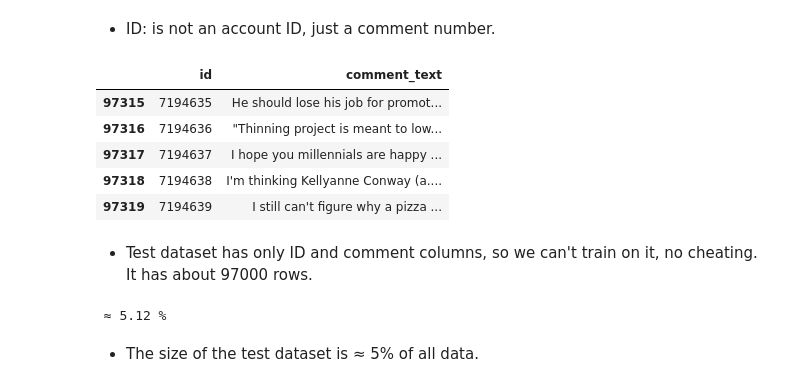
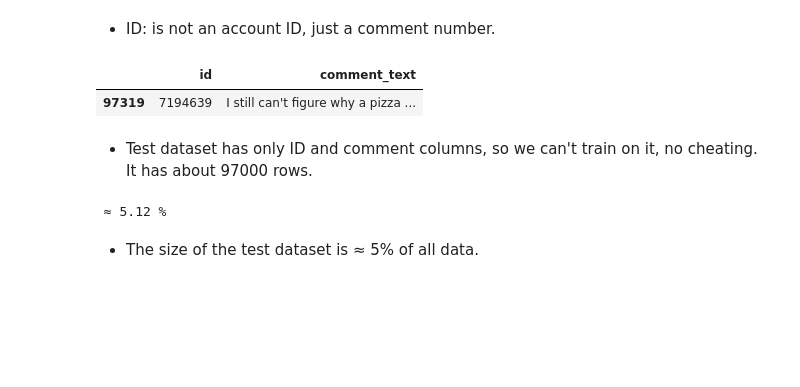
Before and after one commit to Katashynskyi/toxic_detection_classification, a Jupyter notebook: EDA/EDA.ipynb, the cells around one changed output. Saved outputs shown, nothing was run; the diff lists cells and outputs as text; code cells hidden in the pictures; blank space fills up the shorter version.

```diff
--- a/EDA/EDA.ipynb
+++ b/EDA/EDA.ipynb
@@ -48,7 +49,7 @@ pd.set_option('display.max_columns', 20)
 pd.set_option('display.max_rows', 500)
 # %%
 df = pd.read_csv("D:/Programming/DB's/Toxic_database/tox_train.csv")
-# df2 =pd.read_csv("D:/Programming/DB's/Toxic_database/tox_test.csv")
+df2 =pd.read_csv("D:/Programming/DB's/Toxic_database/tox_test.csv")
 #10 sec loading
 # %% [markdown]
 ### Data check and preprocessing
@@ -71,13 +72,9 @@ df.drop_duplicates(subset=['id']).tail(1)# we drop all ID duplicates and nothing
 # %% [markdown]
 * ID: is not an account ID, just a  comment number.
 # %%
-df2.tail()
+df2.tail(1)
 # %% [output]
 |  | id | comment_text |
-| 97315 | 7194635 | He should lose his job for promot... |
-| 97316 | 7194636 | "Thinning project is meant to low... |
-| 97317 | 7194637 | I hope you millennials are happy ... |
-| 97318 | 7194638 | I'm thinking Kellyanne Conway (a.... |
 | 97319 | 7194639 | I still can't figure why a pizza ... |
 # %% [markdown]
 * Test dataset has only ID and comment columns, so we can't train on it, no cheating. It has about 97000 rows.
```
Also changed, not shown: parts of 24 cells of this notebook, 3 other files.
